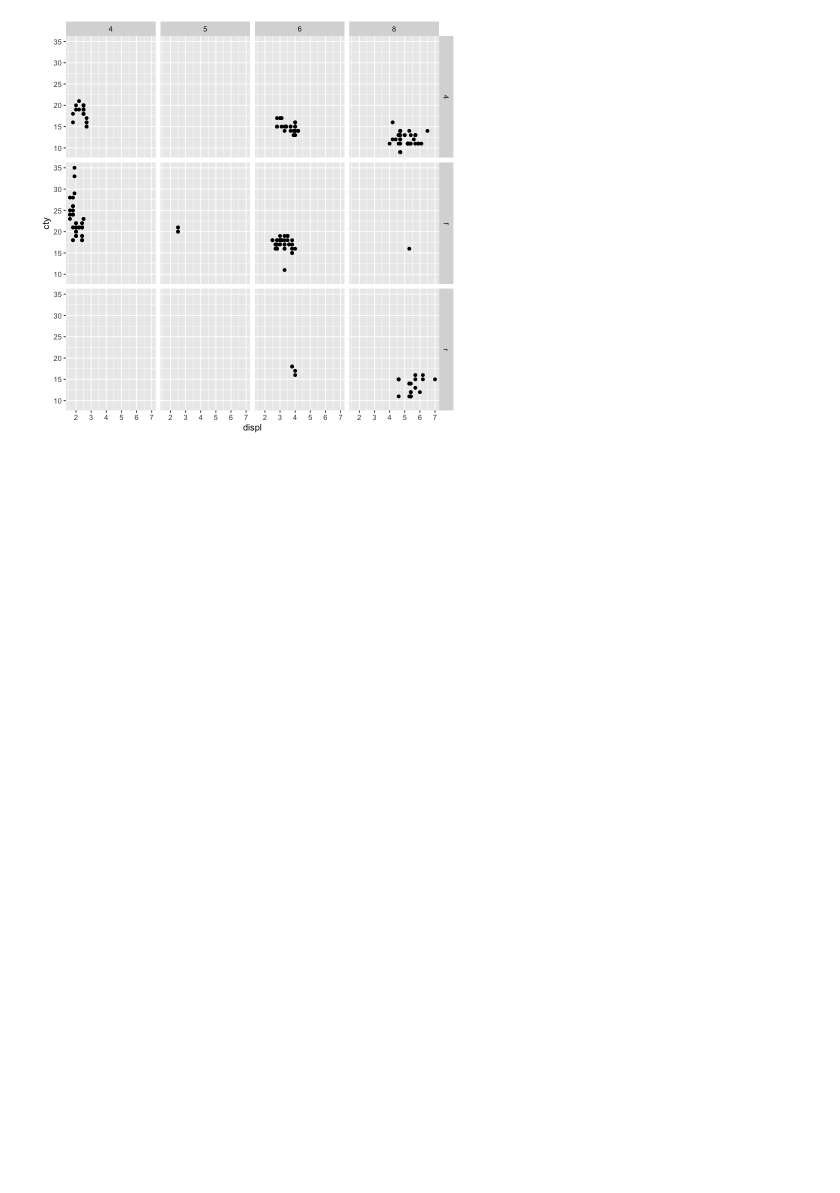
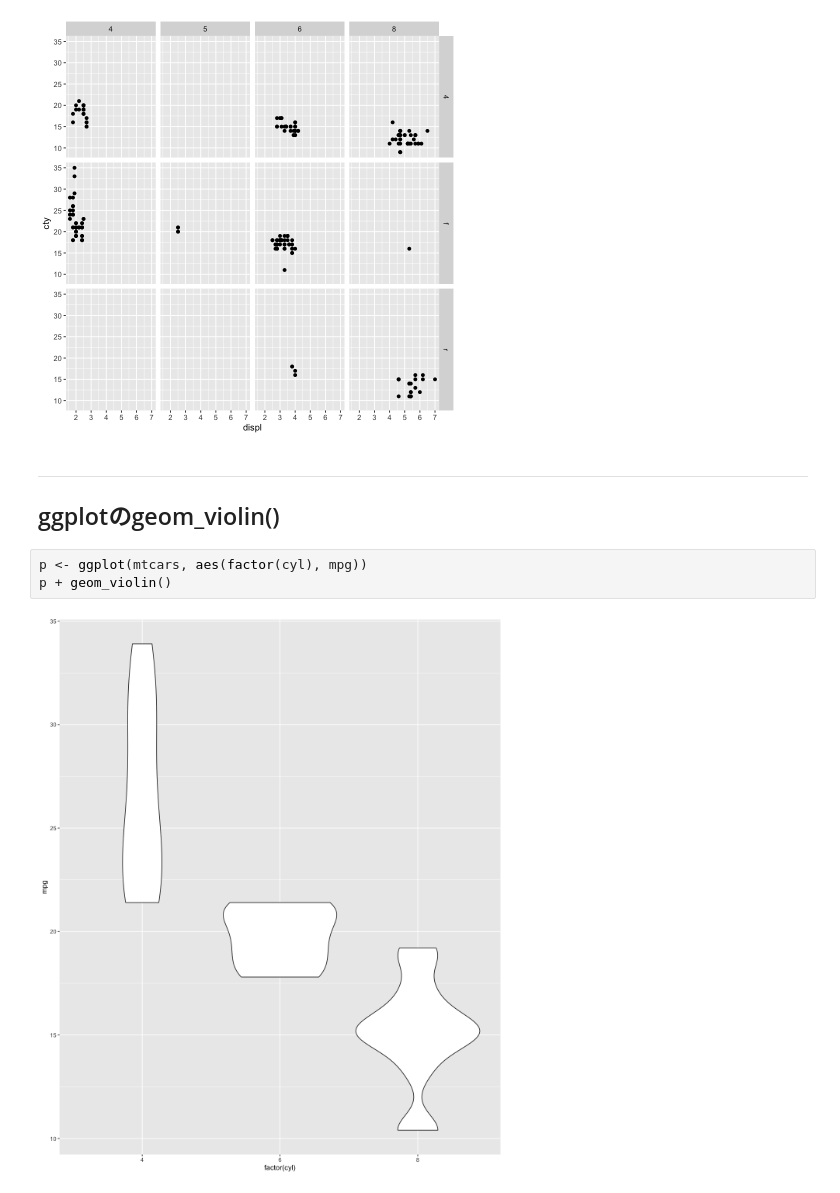
Before and after one commit to wang-zhijun/learn-statistics, a Jupyter notebook: learn-r.ipynb, the cells around one changed output. Drawn from its saved outputs; the diff is of its cells as text; blank space fills up the shorter version.

Commit message:
ggplotのgeom_violin()

```diff
--- a/learn-r.ipynb
+++ b/learn-r.ipynb
@@ -846,3 +846,11 @@ p + facet_grid(rows = vars(drv))
 p + facet_grid(vars(drv), vars(cyl), scales = "fixed")
 # %% [output]
 [figure]
+# %% [markdown]
+---
+## ggplotのgeom_violin()
+# %%
+p <- ggplot(mtcars, aes(factor(cyl), mpg))
+p + geom_violin()
+# %% [output]
+[figure, added]
```
Also changed, not shown: parts of 1 cell of this notebook.
